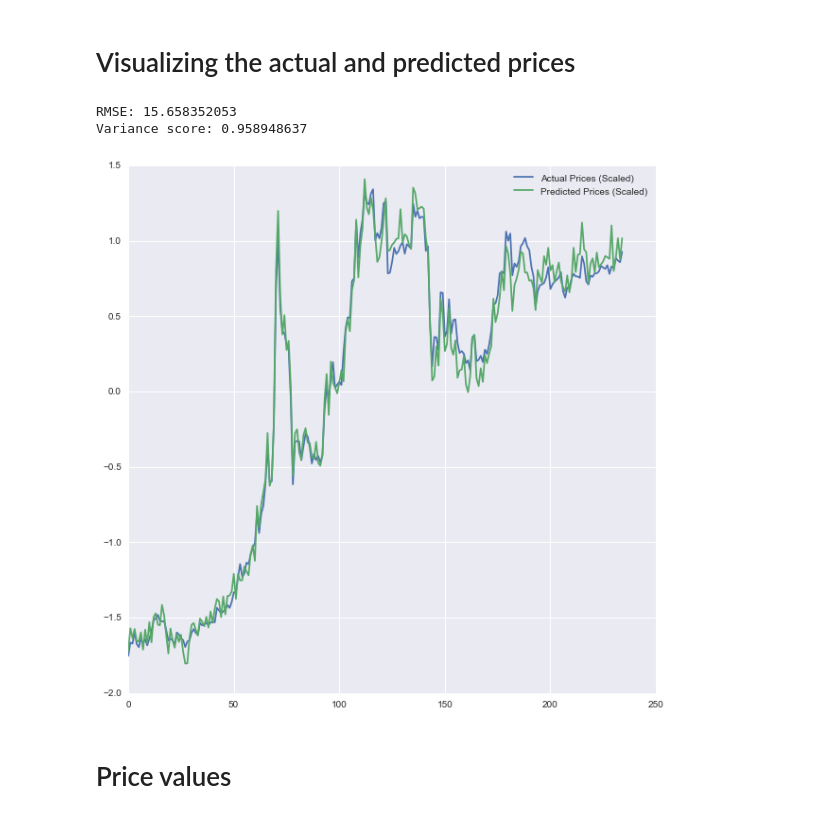
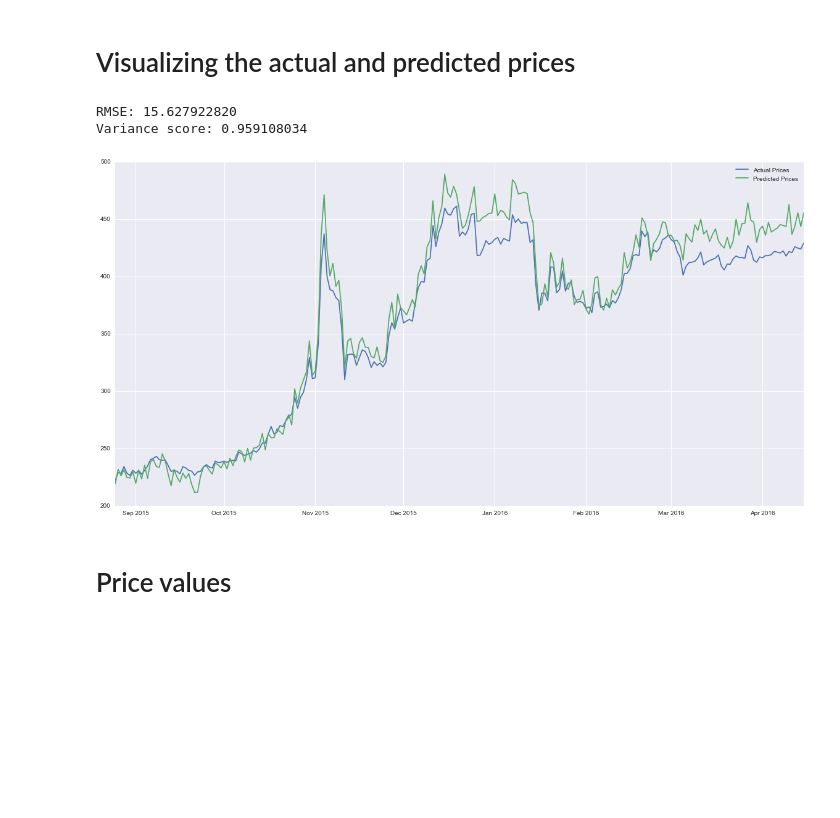
Before and after one commit to Lucsanszky/btc-price-prediction, a Jupyter notebook: DataAnalysis/BTCPricePrediction.ipynb, the cells around one changed output. Drawn from its saved outputs; the diff is of its cells as text; code cells hidden in the pictures; blank space fills up the shorter version.

```diff
--- a/DataAnalysis/BTCPricePrediction.ipynb
+++ b/DataAnalysis/BTCPricePrediction.ipynb
@@ -235,40 +263,40 @@ def evaluate(b):
     btc_X_train = btc_features[:int(0.7*len(btc_features))]
     btc_X_validation = btc_features[int(0.7*len(btc_features)):int(0.85*len(btc_features))]
 
     btc_y_train = btc_target[:int(0.7*len(btc_target))]
     btc_y_validation = btc_target[int(0.7*len(btc_target)):int(0.85*len(btc_target))]
 
     # Create the learner
 
     regr = linear_model.LinearRegression()
 
     # Train the learner on the training data
     # and evaluate the performance by the test data
 
     regr.fit(btc_X_train, btc_y_train)
     btc_X_test = btc_features[int(0.85*len(btc_features)):]
     btc_y_test = btc_target[int(0.85*len(btc_target)):]
     scaler_act = preproc.StandardScaler().fit(btc_y_test)
     scaler_pred = preproc.StandardScaler().fit(regr.predict(btc_X_test))
     standardized_act = scaler_act.transform(btc_y_test)
     standardized_pred = scaler_pred.transform(regr.predict(btc_X_test))
 
-    x = list(range(0, len(btc_y_test)))
+    x = list(FRAMES[0][int(0.85*len(btc_features)):].index)
 
-    plt.figure(figsize = (10,10))
-    plt.plot(x, standardized_act, label = 'Actual Prices (Scaled)')
-    plt.plot(x, standardized_pred, label = 'Predicted Prices (Scaled)')
+    plt.figure(figsize = (20,10))
+    plt.plot(x, btc_y_test, label = 'Actual Prices')
+    plt.plot(x, regr.predict(btc_X_test), label = 'Predicted Prices')
     plt.legend()
 
     print ('RMSE: %.9f' % (np.sqrt(mse(btc_y_test, regr.predict(btc_X_test)))))
     print ('Variance score: %.9f' % (regr.score(btc_X_test, btc_y_test)))
 
 button.on_click(evaluate)
 display(button)
 # %% [output]
-RMSE: 15.658352053
-Variance score: 0.958948637
+RMSE: 15.627922820
+Variance score: 0.959108034
-[figure, old version]
+[figure, new version]
 # %% [markdown]
 # Price values
 # %%
```
Also changed, not shown: parts of 5 cells of this notebook.
